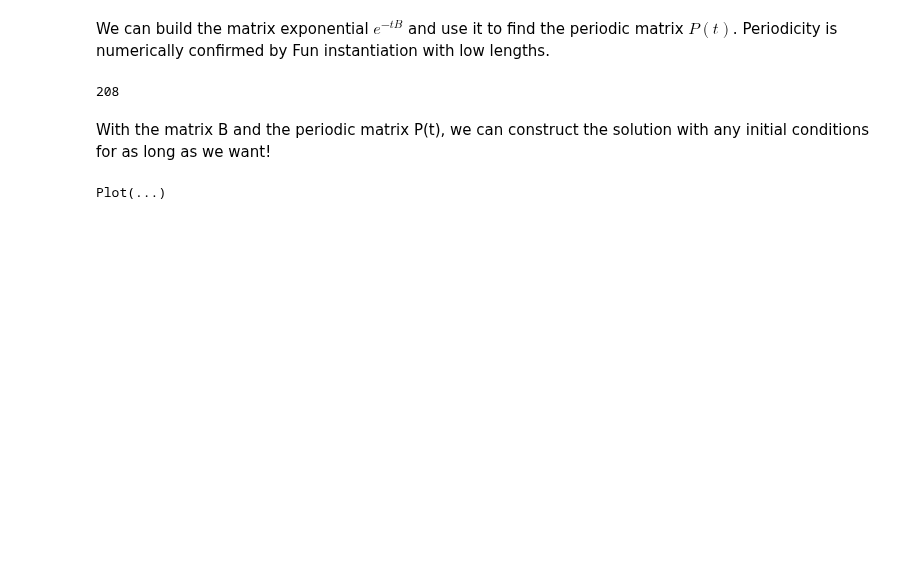
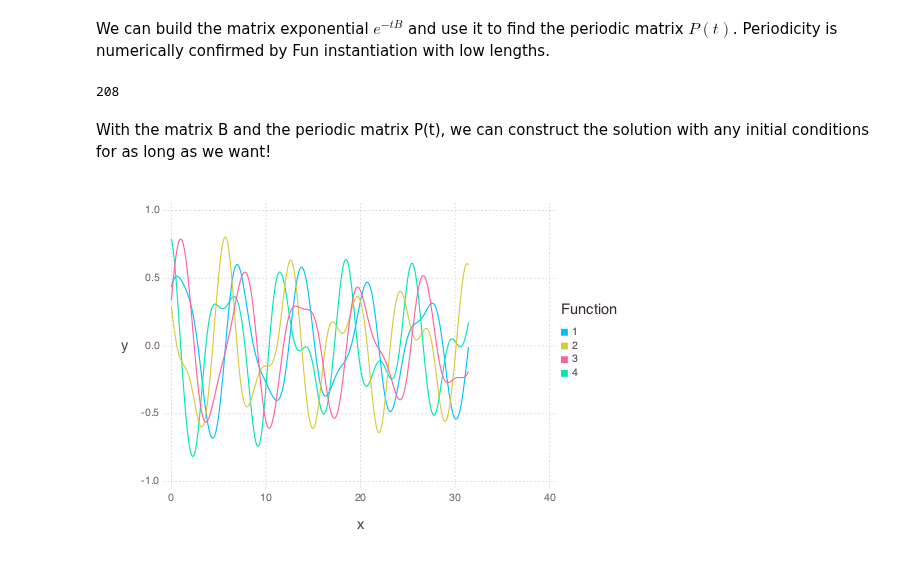
Before and after one commit to JuliaApproximation/ApproxFun.jl, a Jupyter notebook: examples/Floquet.ipynb, the cells around one changed output. Drawn from its saved outputs; the diff is of its cells as text; code cells hidden in the pictures; blank space fills up the shorter version.

```diff
--- a/examples/Floquet.ipynb
+++ b/examples/Floquet.ipynb
@@ -48,7 +39,7 @@ A=[ diagm(fill(ldirichlet(d),n));
 It can be further expressed as $Φ(t) = P(t) e^{tB}$ where $P(t)$ is a periodic matrix, and $B$ is constant.
 Using the values of $Φ(T)$:
 # %%
-ΦT = Φ[T]
+ΦT = Φ(T)
 # %% [output]
 4x4 Array{Float64,2}:
  -0.170879  -0.148885  -0.836059   0.265569
@@ -85,7 +83,7 @@ We can build the matrix exponential $e^{-tB}$ and use it to find the periodic ma
 Periodicity is numerically confirmed by Fun instantiation with low lengths.
 # %%
 PI = Φ*expm(B,-t)
-P = Fun(t->PI[t],PeriodicInterval(d))
+P = Fun(t->PI(t),PeriodicInterval(d))
 P|>length
 # %% [output]
 208
@@ -95,11 +93,11 @@ the solution with any initial conditions for as long as we want!
 # %%
 t = Fun(identity,[0,10T])
 d = domain(t)
 x0 = rand(n)
 
-PI = Fun(t->P[t],d)
+PI = Fun(t->P(t),d)
 xsol = real(PI*expm(B,t)*x0)
 
 ApproxFun.plot(mat(xsol))
 # %% [output]
-Plot(...)
+[figure, added]
```
Also changed, not shown: parts of 4 cells of this notebook, 5 other files.
